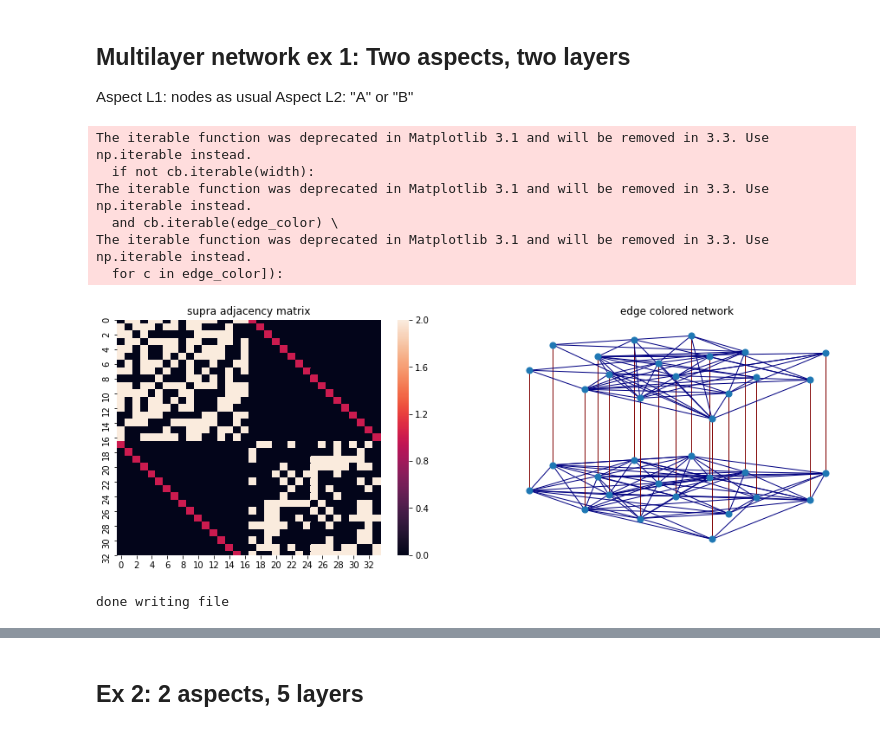
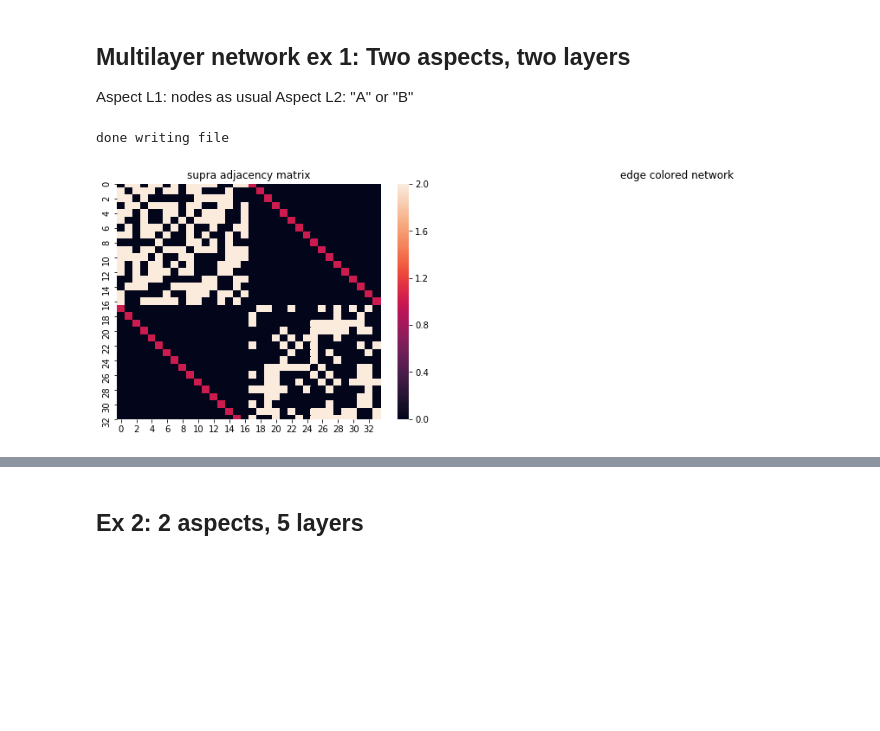
Before and after one commit to asizemore/multilayer_network_examples, a Jupyter notebook: slide_figures.ipynb, the cells around one changed output, grey strips where cells are left out. Drawn from its saved outputs; the diff is of its cells as text; code cells hidden in the pictures; blank space fills up the shorter version.

```diff
--- a/slide_figures.ipynb
+++ b/slide_figures.ipynb
@@ -53,14 +53,20 @@ ax1.set_title('supra adjacency matrix')
 ax2 = fig.add_subplot(122)
 ax2.axis('off')
 ax2.set_title('edge colored network')
-pos = mx.get_position(mg,mx.fruchterman_reingold_layout(g1),
-                      layer_vertical_shift=0.3,
-                      layer_horizontal_shift=0.0,
-                      proj_angle=47)
-mx.draw_networkx(mg,pos=pos,ax=ax2,node_size=50,with_labels=False,
-                 edge_color=[mg[a][b]['weight'] for a,b in mg.edges()],
-                 edge_cmap=plt.cm.jet_r)
-plt.show()
+# pos = mx.get_position(mg,mx.fruchterman_reingold_layout(g1),
+#                       layer_vertical_shift=0.3,
+#                       layer_horizontal_shift=0.0,
+#                       proj_angle=47)
+
+pos = [nx.layout.circular_layout(mg.get_layer(i), dim=3)
+            for i in range(mg.get_number_of_layers())
+        ]
+
+# pos = mx.get_position3D(mg)
+# mx.draw_networkx(mg,pos=pos,ax=ax2,node_size=50,with_labels=False,
+#                  edge_color=[mg[a][b]['weight'] for a,b in mg.edges()],
+#                  edge_cmap=plt.cm.jet_r)
+# plt.show()
 
 ## Define dictionaries and save to json
 
@@ -72,44 +78,42 @@ L2_classes = np.arange(nLevels)
 ## Each node will get attributes L1=node id, L2=slice number, x position, y position, and name/id
 
 id_dict = {i:("id"+str(i)) for i in np.arange(nNodes*nLevels)}
-x_dict = {key:float(pos[key][0]) for key in pos}
-y_dict = {key:float(pos[key][1]) for key in pos}
+x_dict = {}
+for level in L2_classes:
+    pos_dict = pos[level]
+    x_dict.update({(key+(level*nNodes)):float(pos_dict[key][0]) for key in pos_dict})
+    y_dict.update({(key+(level*nNodes)):float(pos_dict[key][1]) for key in pos_dict})
+
 L1_dict = {i:str(i) for i in np.arange(nNodes*nLevels)}
-L2_dict = {i:1 for i in np.arange(nNodes)}
-L2_dict.update({i:2 for i in (np.arange(nNodes)+ nNodes)})
-L2_dict.update({i:3 for i in (np.arange(nNodes)+ 2*nNodes)})
+L2_dict = {i:0 for i in np.arange(nNodes)}
+L2_dict.update({i:1 for i in (np.arange(nNodes)+ nNodes)})
 
 
 
 # nx.set_node_attributes(G, pos, name="pos")
 nx.set_node_attributes(G, id_dict, name = "name")
 nx.set_node_attributes(G, x_dict, name = "x")
 nx.set_node_attributes(G, y_dict, name = "y")
+nx.set_node_attributes(G, y_dict, name = "z")
 nx.set_node_attributes(G, L1_dict, name= "L1")
 nx.set_node_attributes(G, L2_dict, name= "L2")
 
 # ## Set edge attributes
 # edge_dict = {}
 # for edge in G.edges():
 
 #     edge_dict[edge] = birth_times[max(edge[0],edge[1])]
 
 # edge_dict
 # nx.set_edge_attributes(G,edge_dict, name = "birth_time")
 
 ## Write to json file
 
 G_json = json_graph.node_link_data(G)
 with open('data/mx_slide9.json', 'w') as fp:
     json.dump(G_json, fp)
 
 print("done writing file")
 # %% [output]
-The iterable function was deprecated in Matplotlib 3.1 and will be removed in 3.3. Use np.iterable instead.
-  if not cb.iterable(width):
-The iterable function was deprecated in Matplotlib 3.1 and will be removed in 3.3. Use np.iterable instead.
-  and cb.iterable(edge_color) \
-The iterable function was deprecated in Matplotlib 3.1 and will be removed in 3.3. Use np.iterable instead.
-  for c in edge_color]):
+done writing file
-[figure, old version]
+[figure, new version]
-done writing file
```
Also changed, not shown: parts of 10 cells of this notebook, 2 other files.
